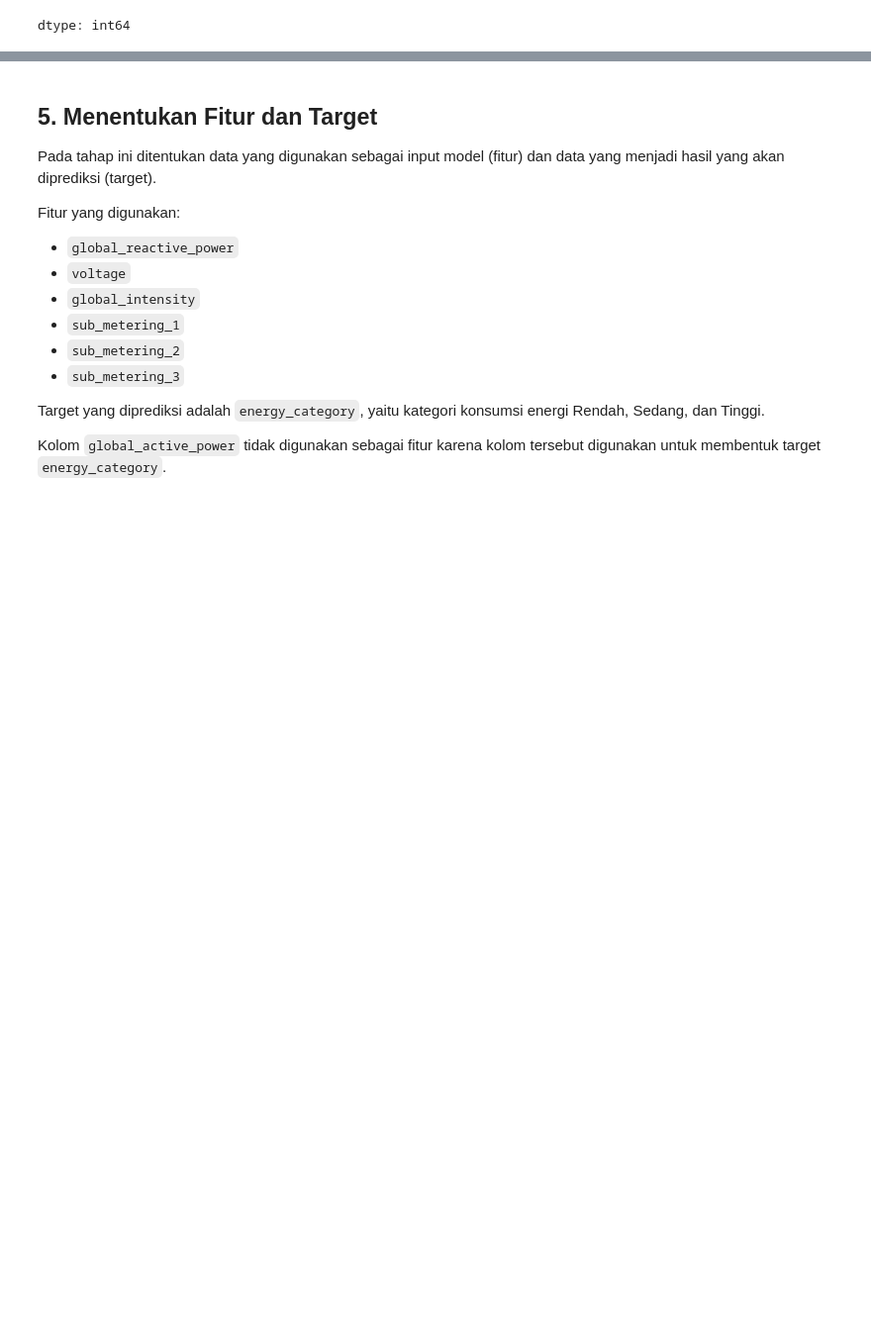
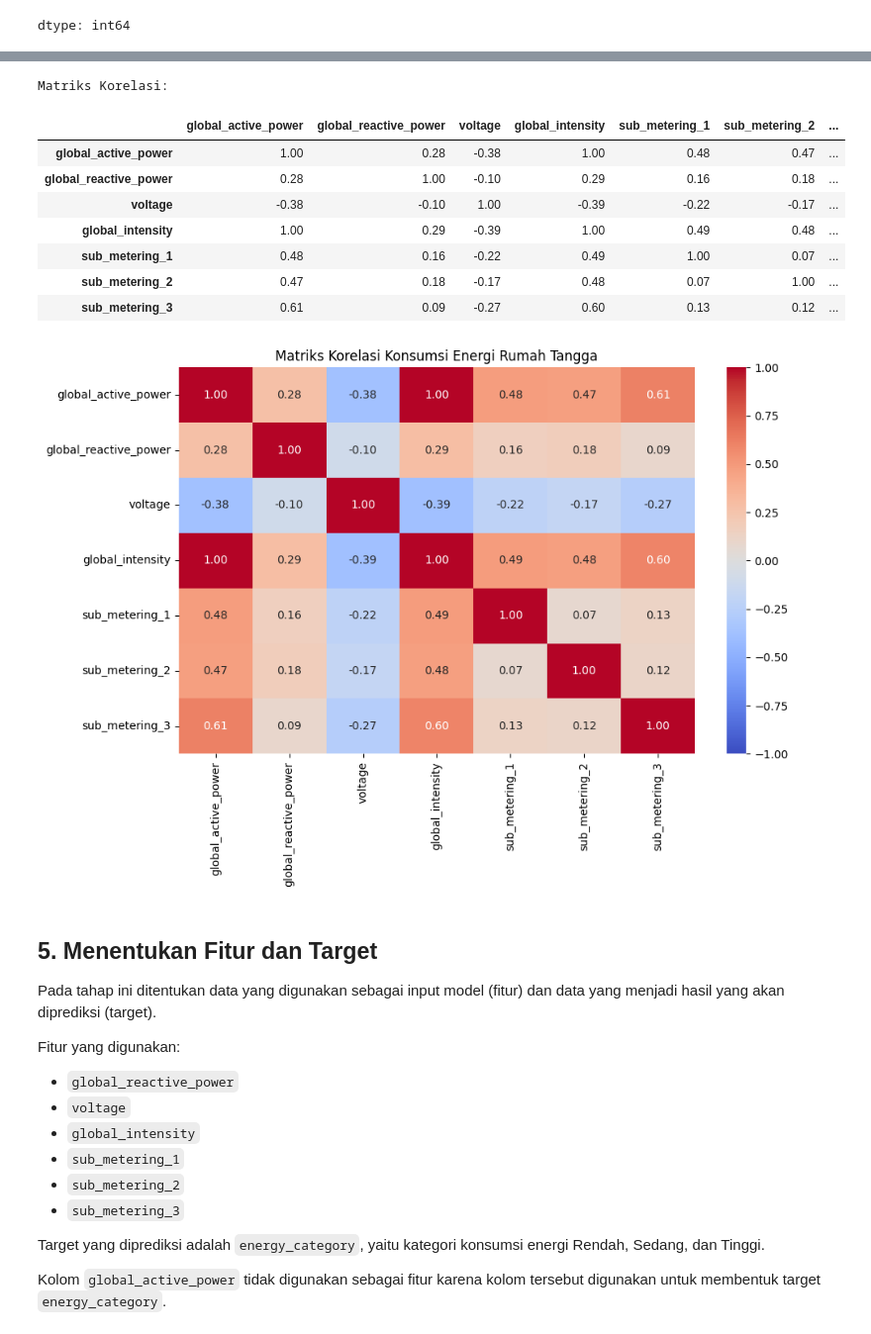
Before and after one commit to elwaa27/prediksi-konsumsi-energi-sdg7, a Jupyter notebook: prediksi_konsumsi_energi.ipynb, the cells around one changed output, grey strips where cells are left out. Shown at 99% size. Saved outputs shown, nothing was run; the diff lists cells and outputs as text; code cells hidden in the pictures; blank space fills up the shorter version.

```diff
--- a/prediksi_konsumsi_energi.ipynb
+++ b/prediksi_konsumsi_energi.ipynb
@@ -224,3 +233,53 @@ dtype: int64
+# %%
+
+import matplotlib.pyplot as plt
+import seaborn as sns
+
+# Memilih kolom numerik untuk analisis korelasi
+kolom_numerik = [
+    'global_active_power',
+    'global_reactive_power',
+    'voltage',
+    'global_intensity',
+    'sub_metering_1',
+    'sub_metering_2',
+    'sub_metering_3'
+]
+
+# Menghitung korelasi Pearson
+korelasi = df[kolom_numerik].corr(method='pearson')
+
+# Menampilkan matriks korelasi
+print("Matriks Korelasi:")
+display(korelasi.round(2))
+
+# Membuat heatmap korelasi
+plt.figure(figsize=(10, 7))
+
+sns.heatmap(
+    korelasi,
+    annot=True,
+    cmap='coolwarm',
+    fmt='.2f',
+    vmin=-1,
+    vmax=1,
+    center=0
+)
+
+plt.title('Matriks Korelasi Konsumsi Energi Rumah Tangga')
+plt.tight_layout()
+plt.show()
+# %% [output]
+Matriks Korelasi:
+|  | global_active_power | global_reactive_power | voltage | global_intensity | sub_metering_1 | sub_metering_2 | ... |
+| global_active_power | 1.00 | 0.28 | -0.38 | 1.00 | 0.48 | 0.47 | ... |
+| global_reactive_power | 0.28 | 1.00 | -0.10 | 0.29 | 0.16 | 0.18 | ... |
+| voltage | -0.38 | -0.10 | 1.00 | -0.39 | -0.22 | -0.17 | ... |
+| global_intensity | 1.00 | 0.29 | -0.39 | 1.00 | 0.49 | 0.48 | ... |
+| sub_metering_1 | 0.48 | 0.16 | -0.22 | 0.49 | 1.00 | 0.07 | ... |
+| sub_metering_2 | 0.47 | 0.18 | -0.17 | 0.48 | 0.07 | 1.00 | ... |
+| sub_metering_3 | 0.61 | 0.09 | -0.27 | 0.60 | 0.13 | 0.12 | ... |
+[figure, added]
 # %% [markdown]
 ## 5. Menentukan Fitur dan Target
 
```
Also changed, not shown: parts of 11 cells of this notebook.
